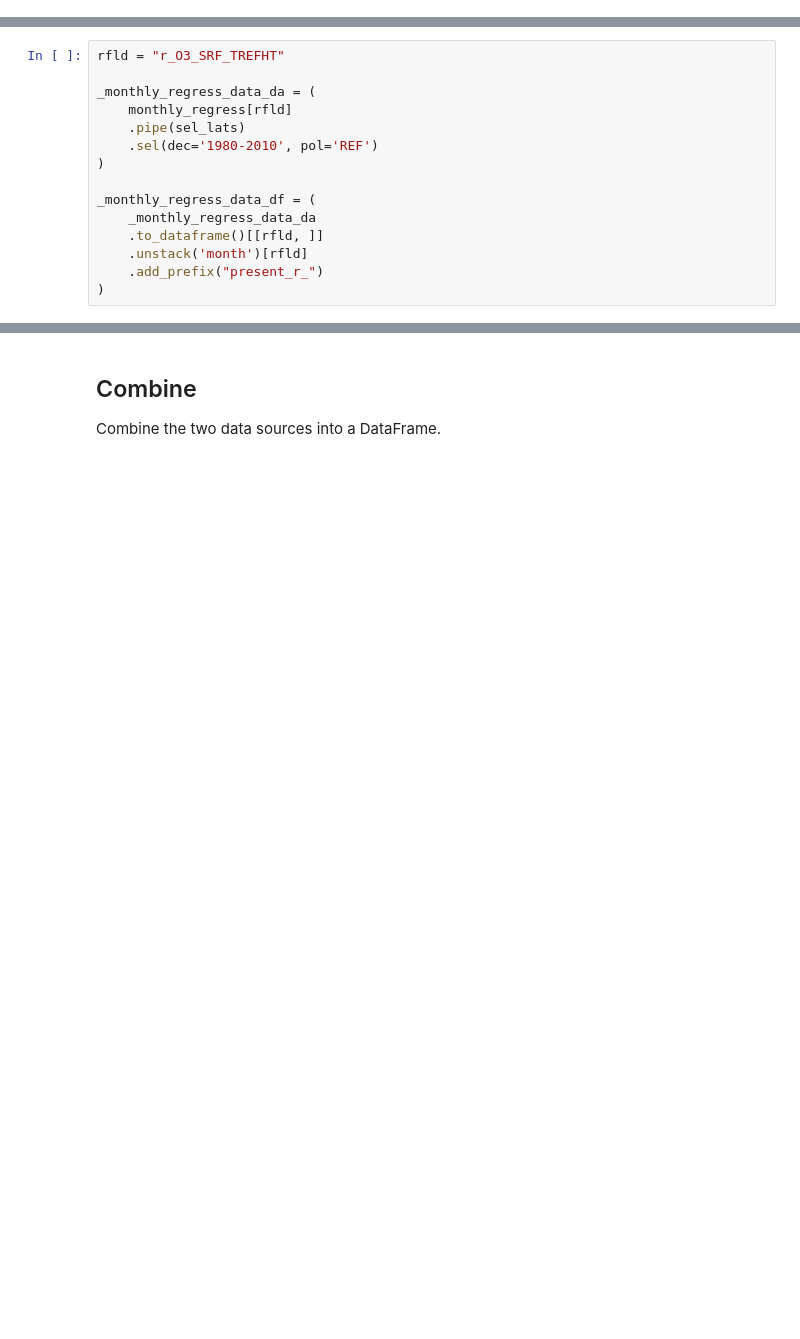
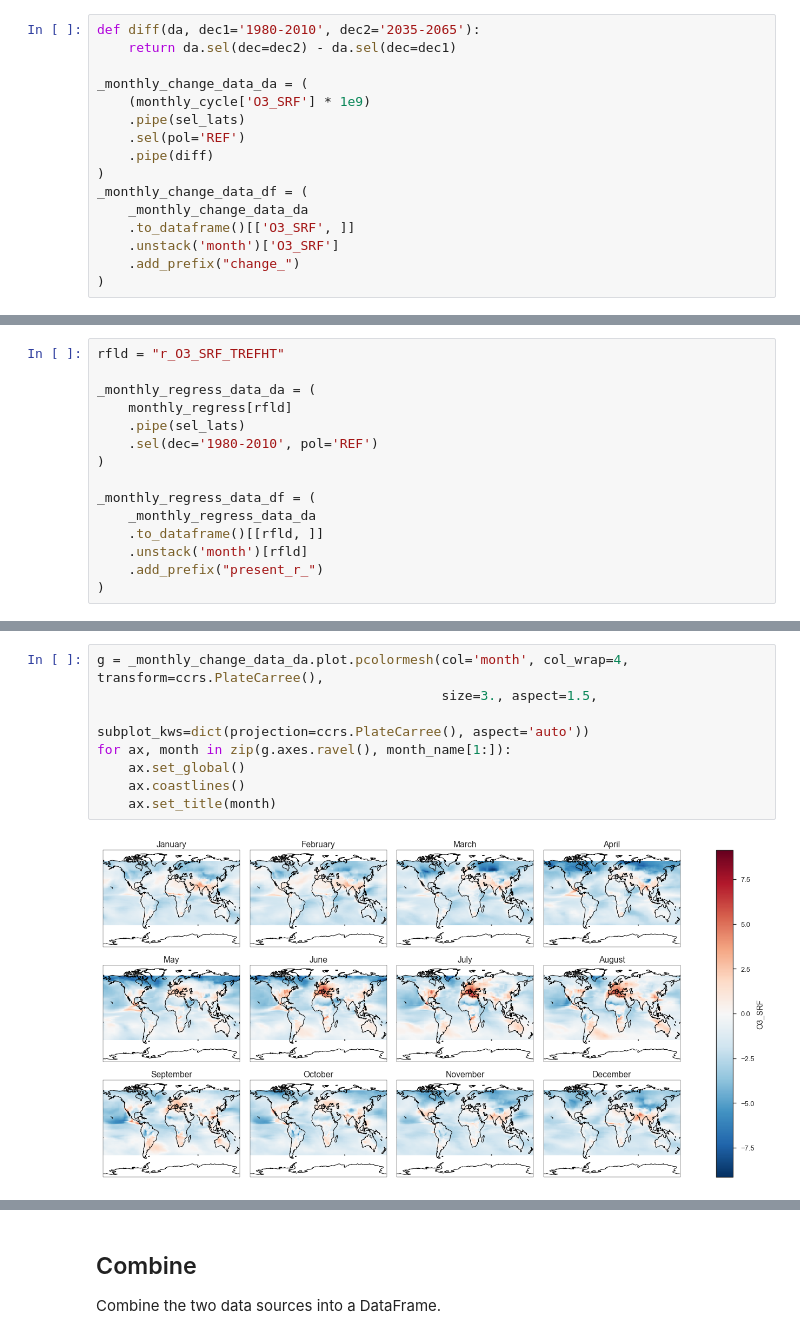
Before and after one commit to darothen/time_of_emergence, a Jupyter notebook: notebooks/05_generate_clusters.ipynb, the cells around one changed output, grey strips where cells are left out. Saved outputs shown, nothing was run; the diff lists cells and outputs as text; blank space fills up the shorter version.

```diff
--- a/notebooks/05_generate_clusters.ipynb
+++ b/notebooks/05_generate_clusters.ipynb
@@ -97 +99,17 @@ _monthly_cycle_data_df = (
+# %%
+def diff(da, dec1='1980-2010', dec2='2035-2065'):
+    return da.sel(dec=dec2) - da.sel(dec=dec1)
+
+_monthly_change_data_da = (
+    (monthly_cycle['O3_SRF'] * 1e9)
+    .pipe(sel_lats)
+    .sel(pol='REF')
+    .pipe(diff)
+)
+_monthly_change_data_df = (
+    _monthly_change_data_da
+    .to_dataframe()[['O3_SRF', ]]
+    .unstack('month')['O3_SRF']
+    .add_prefix("change_")
+)
 # %% [markdown]
@@ -113,0 +147,10 @@ _monthly_regress_data_df = (
+# %%
+g = _monthly_change_data_da.plot.pcolormesh(col='month', col_wrap=4, transform=ccrs.PlateCarree(),
+                                            size=3., aspect=1.5,
+                                            subplot_kws=dict(projection=ccrs.PlateCarree(), aspect='auto'))
+for ax, month in zip(g.axes.ravel(), month_name[1:]):
+    ax.set_global()
+    ax.coastlines()
+    ax.set_title(month)
+# %% [output]
+[figure, added]
```
Also changed, not shown: parts of 38 cells of this notebook, 8 other files.
